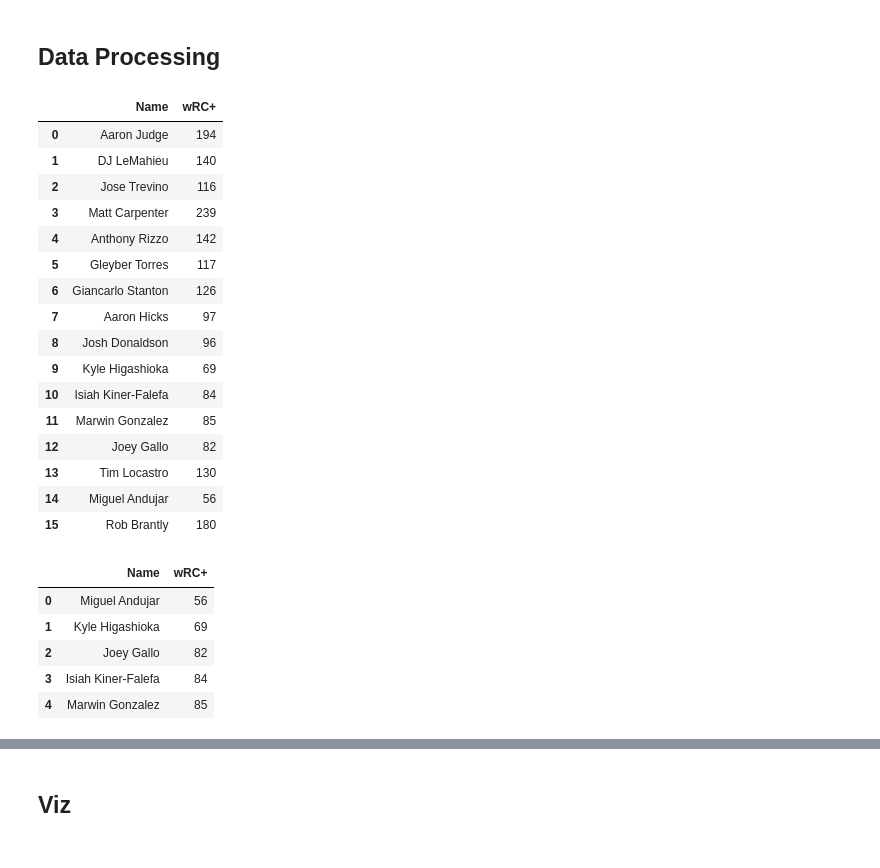
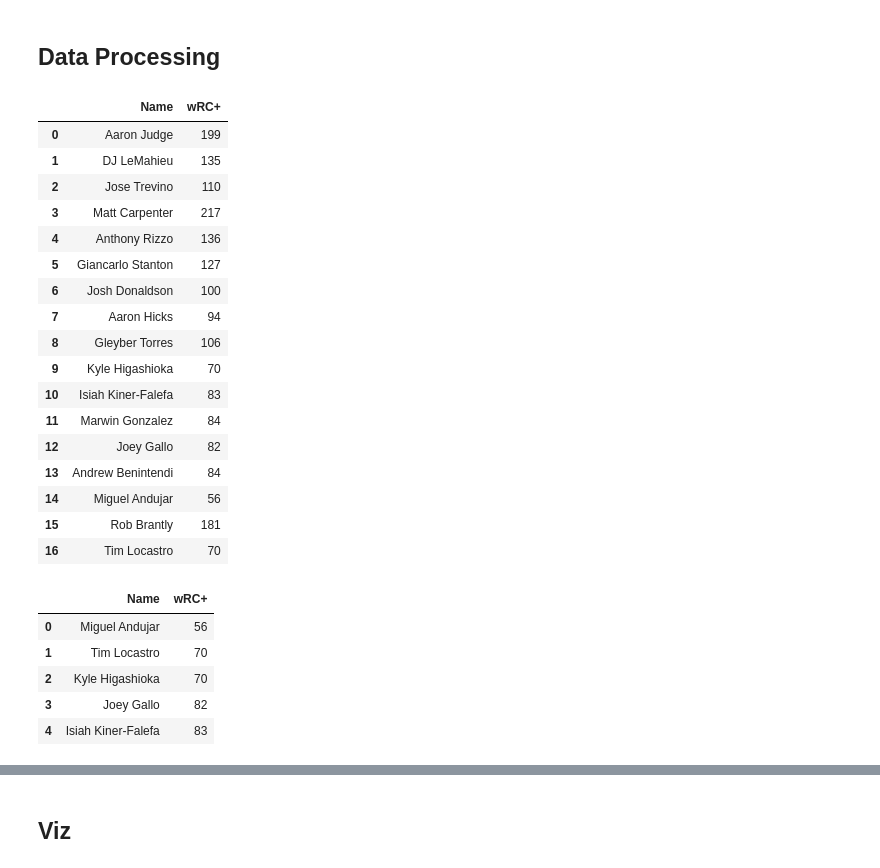
Before and after one commit to Steven-Woodring/Dingers_And_Data, a Jupyter notebook: wRC+/wRC+.ipynb, the cells around one changed output, grey strips where cells are left out. Drawn from its saved outputs; the diff is of its cells as text; code cells hidden in the pictures.

```diff
--- a/wRC+/wRC+.ipynb
+++ b/wRC+/wRC+.ipynb
@@ -1,31 +1,36 @@
 # %%
 # Import dependencies
 import pandas as pd
+pd.set_option('display.max_columns', 500)
+import numpy as np
+
 import plotly.graph_objects as go
+import chart_studio.plotly as py
 # %% [markdown]
 ## Data Processing
 # %%
 # Read in player wRC+ data
-wRC_df = pd.read_csv('Resources/Data/wRC+.csv')
+wRC_df = pd.read_csv('Resources/Data/aug15_wRC+.csv')
 wRC_df
 # %% [output]
 |  | Name | wRC+ |
-| 0 | Aaron Judge | 194 |
-| 1 | DJ LeMahieu | 140 |
-| 2 | Jose Trevino | 116 |
-| 3 | Matt Carpenter | 239 |
-| 4 | Anthony Rizzo | 142 |
-| 5 | Gleyber Torres | 117 |
-| 6 | Giancarlo Stanton | 126 |
-| 7 | Aaron Hicks | 97 |
-| 8 | Josh Donaldson | 96 |
-| 9 | Kyle Higashioka | 69 |
-| 10 | Isiah Kiner-Falefa | 84 |
-| 11 | Marwin Gonzalez | 85 |
+| 0 | Aaron Judge | 199 |
+| 1 | DJ LeMahieu | 135 |
+| 2 | Jose Trevino | 110 |
+| 3 | Matt Carpenter | 217 |
+| 4 | Anthony Rizzo | 136 |
+| 5 | Giancarlo Stanton | 127 |
+| 6 | Josh Donaldson | 100 |
+| 7 | Aaron Hicks | 94 |
+| 8 | Gleyber Torres | 106 |
+| 9 | Kyle Higashioka | 70 |
+| 10 | Isiah Kiner-Falefa | 83 |
+| 11 | Marwin Gonzalez | 84 |
 | 12 | Joey Gallo | 82 |
-| 13 | Tim Locastro | 130 |
+| 13 | Andrew Benintendi | 84 |
 | 14 | Miguel Andujar | 56 |
-| 15 | Rob Brantly | 180 |
+| 15 | Rob Brantly | 181 |
+| 16 | Tim Locastro | 70 |
 # %%
 # Sort by wRC+ ascending
 wRC_df.sort_values(by='wRC+', inplace=True)
@@ -34,10 +39,10 @@ wRC_df.head()
 # %% [output]
 |  | Name | wRC+ |
 | 0 | Miguel Andujar | 56 |
-| 1 | Kyle Higashioka | 69 |
-| 2 | Joey Gallo | 82 |
-| 3 | Isiah Kiner-Falefa | 84 |
-| 4 | Marwin Gonzalez | 85 |
+| 1 | Tim Locastro | 70 |
+| 2 | Kyle Higashioka | 70 |
+| 3 | Joey Gallo | 82 |
+| 4 | Isiah Kiner-Falefa | 83 |
 # %%
 # Split name column into first and last name columns
 wRC_df[['First', 'Last']] = wRC_df['Name'].str.split(' ', 1, expand=True)
```
Also changed, not shown: parts of 3 cells of this notebook, 1 other file.
